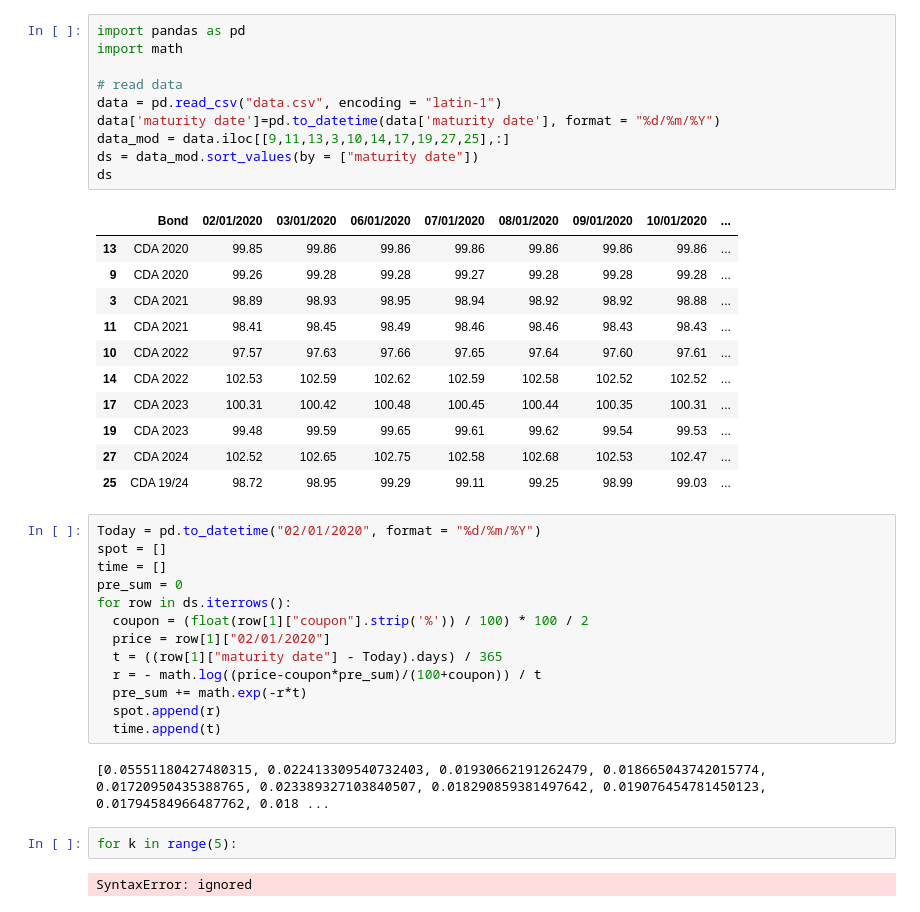
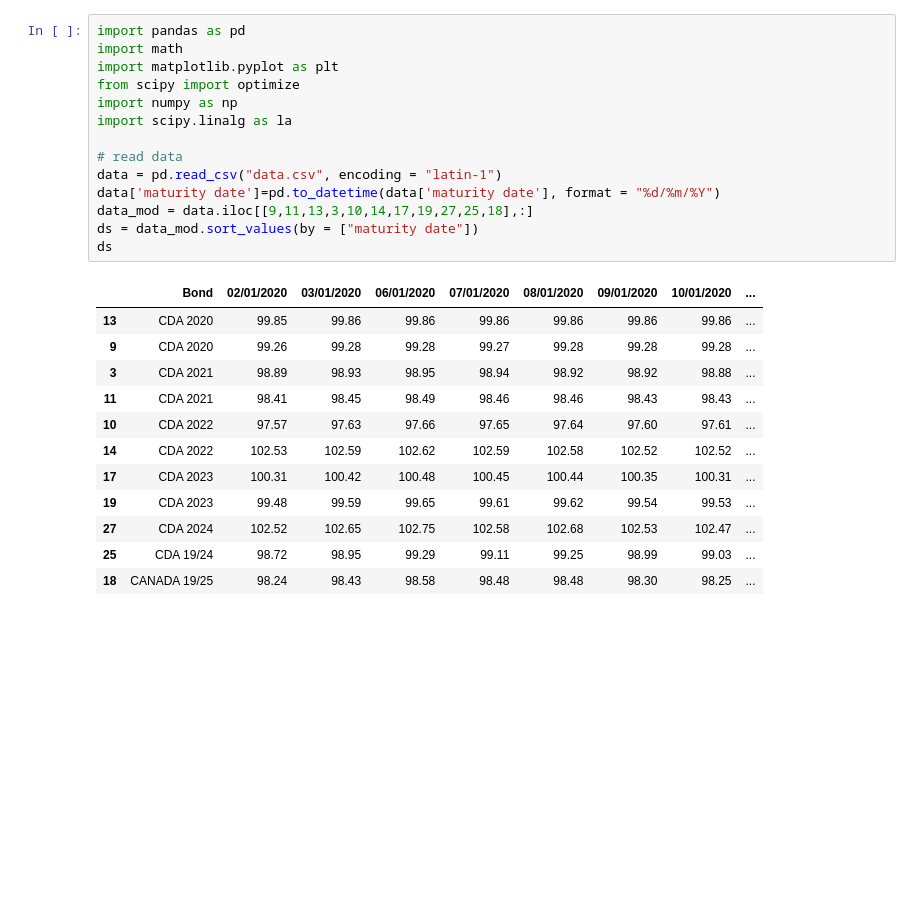
Before and after one commit to CapitalJava/APM466-HW1, a Jupyter notebook: APM466_HW1.ipynb, the cells around one changed output. Saved outputs shown, nothing was run; the diff lists cells and outputs as text; blank space fills up the shorter version.

```diff
--- a/APM466_HW1.ipynb
+++ b/APM466_HW1.ipynb
@@ -3,41 +3,27 @@
 # %%
 import pandas as pd
 import math
+import matplotlib.pyplot as plt
+from scipy import optimize
+import numpy as np
+import scipy.linalg as la
 
 # read data
 data = pd.read_csv("data.csv", encoding = "latin-1")
 data['maturity date']=pd.to_datetime(data['maturity date'], format = "%d/%m/%Y")
-data_mod = data.iloc[[9,11,13,3,10,14,17,19,27,25],:]
+data_mod = data.iloc[[9,11,13,3,10,14,17,19,27,25,18],:]
 ds = data_mod.sort_values(by = ["maturity date"])
 ds
 # %% [output]
 |  | Bond | 02/01/2020 | 03/01/2020 | 06/01/2020 | 07/01/2020 | 08/01/2020 | 09/01/2020 | 10/01/2020 | ... |
 | 13 | CDA 2020 | 99.85 | 99.86 | 99.86 | 99.86 | 99.86 | 99.86 | 99.86 | ... |
 | 9 | CDA 2020 | 99.26 | 99.28 | 99.28 | 99.27 | 99.28 | 99.28 | 99.28 | ... |
 | 3 | CDA 2021 | 98.89 | 98.93 | 98.95 | 98.94 | 98.92 | 98.92 | 98.88 | ... |
 | 11 | CDA 2021 | 98.41 | 98.45 | 98.49 | 98.46 | 98.46 | 98.43 | 98.43 | ... |
 | 10 | CDA 2022 | 97.57 | 97.63 | 97.66 | 97.65 | 97.64 | 97.60 | 97.61 | ... |
 | 14 | CDA 2022 | 102.53 | 102.59 | 102.62 | 102.59 | 102.58 | 102.52 | 102.52 | ... |
 | 17 | CDA 2023 | 100.31 | 100.42 | 100.48 | 100.45 | 100.44 | 100.35 | 100.31 | ... |
 | 19 | CDA 2023 | 99.48 | 99.59 | 99.65 | 99.61 | 99.62 | 99.54 | 99.53 | ... |
 | 27 | CDA 2024 | 102.52 | 102.65 | 102.75 | 102.58 | 102.68 | 102.53 | 102.47 | ... |
 | 25 | CDA 19/24 | 98.72 | 98.95 | 99.29 | 99.11 | 99.25 | 98.99 | 99.03 | ... |
+| 18 | CANADA 19/25 | 98.24 | 98.43 | 98.58 | 98.48 | 98.48 | 98.30 | 98.25 | ... |
-# %%
-Today = pd.to_datetime("02/01/2020", format = "%d/%m/%Y")
-spot = []
-time = []
-pre_sum = 0
-for row in ds.iterrows():
-  coupon = (float(row[1]["coupon"].strip('%')) / 100) * 100 / 2
-  price = row[1]["02/01/2020"]
-  t = ((row[1]["maturity date"] - Today).days) / 365
-  r = - math.log((price-coupon*pre_sum)/(100+coupon)) / t
-  pre_sum += math.exp(-r*t)
-  spot.append(r)
-  time.append(t)
-# %% [output]
-[0.05551180427480315, 0.022413309540732403, 0.01930662191262479, 0.018665043742015774, 0.01720950435388765, 0.023389327103840507, 0.018290859381497642, 0.019076454781450123, 0.01794584966487762, 0.018 ...
-# %%
-for k in range(5):
-# %% [output]
-SyntaxError: ignored
```
Also changed, not shown: parts of 3 cells of this notebook.
